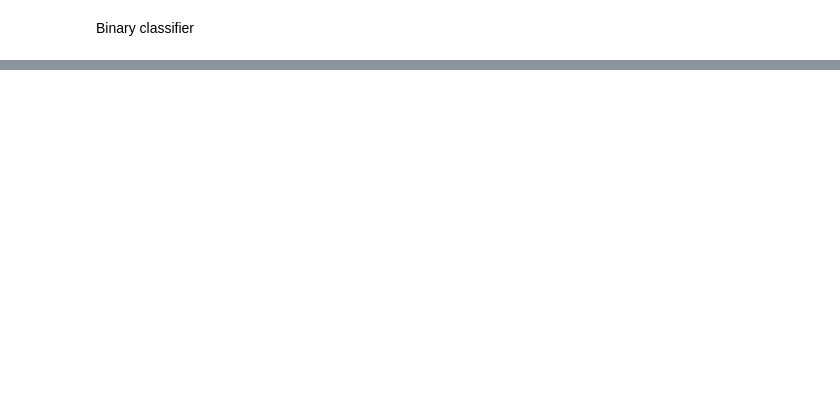
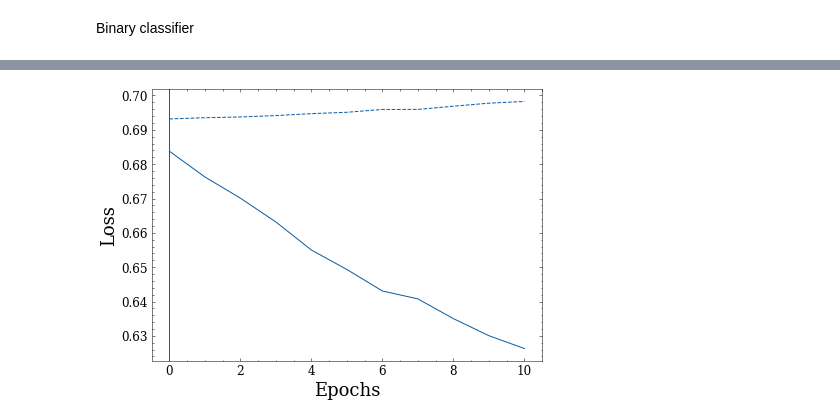
Before and after one commit to hep-lbdl/dimuonAD, a Jupyter notebook: 06_eval_CATHODE.ipynb, the cells around one changed output, grey strips where cells are left out. Drawn from its saved outputs; the diff is of its cells as text; code cells hidden in the pictures; blank space fills up the shorter version.

```diff
--- a/06_eval_CATHODE.ipynb
+++ b/06_eval_CATHODE.ipynb
@@ -92,7 +127,6 @@ hist_all_features([data_dict["IBH"], data_dict["IBH_samples"]], ["IBH", "samples
 # %% [markdown]
 Wasserstein distance
 # %%
-
 
 wds = get_1d_wasserstein_distances(data_dict["SB"], data_dict["SB_samples"])
 
@@ -102,7 +136,10 @@ for i, wd in enumerate(wds):
 print(f"Total distance: {np.mean(wds)}")
 
 
-wds = get_1d_wasserstein_distances(data_dict["IB"], data_dict["IB_samples"])
+
+
+wds = get_1d_wasserstein_distances(np.random.normal(size = data_dict["SB"].shape), np.random.normal(size = data_dict["SB"].shape))
+
 
 for i, wd in enumerate(wds):
     print(f"Feature {i} distance: {wd}")
@@ -123,3 +156,14 @@ Total distance: 0.030285898485915397
 # %% [markdown]
 Binary classifier
+# %%
+n_estimators = 100 # number of boosting stages
+max_depth = 20 # max depth of individual regression estimators; related to complexity
+learning_rate = 0.1
+subsample = 0.5 # fraction of samples to be used for fitting the individual base learners
+early_stopping_rounds = 10 # stop training BDT is validation loss doesn't improve after this many rounds
+
+
+from sklearn.model_selection import train_test_split
+from sklearn.metrics import roc_auc_score, roc_curve, accuracy_score
+import xgboost as xgb
 # %%
@@ -203,0 +250,65 @@ print(auc_list)
+# %%
+
+
+
+
+SB_data_train, SB_data_test, SB_samples_train, SB_samples_test = train_test_split(data_dict["SBL"], data_dict["SBL_samples"],
+                                                                                  test_size=0.1, random_state=42)
+
+X_train = np.vstack([SB_data_train, SB_samples_train])
+Y_train = np.vstack([np.ones((SB_data_train.shape[0], 1)), np.zeros((SB_samples_train.shape[0], 1))])
+
+X_val = np.vstack([SB_data_test, SB_samples_test])
+Y_val = np.vstack([np.ones((SB_data_test.shape[0], 1)), np.zeros((SB_samples_test.shape[0], 1))])
+
+n_runs = 3
+auc_list = []
+
+
+for i in range(n_runs):
+
+    print(i)
+
+
+
+    eval_set = [(X_train, Y_train), (X_val, Y_val)]
+
+    bst_i = xgb.XGBClassifier(n_estimators=n_estimators, max_depth=max_depth, learning_rate=learning_rate,
+                              subsample=subsample,  early_stopping_rounds=early_stopping_rounds,
+                              objective='binary:logistic',
+                                      random_state = i, eval_metric="logloss")
+
+    bst_i.fit(X_train, Y_train,  eval_set=eval_set,   verbose=False)
+    results_f = bst_i.evals_result()
+    losses = results_f["validation_0"]["logloss"]
+    losses_val = results_f["validation_1"]["logloss"]
+    best_epoch = bst_i.best_iteration
+
+    plt.figure()
+    plt.plot(losses, color = f"C{i}")
+    plt.plot(losses_val, color = f"C{i}", linestyle = "dashed")
+    plt.xlabel("Epochs")
+    plt.ylabel("Loss")
+    plt.axvline(best_epoch, color = f"C{i}")
+    plt.show()
+
+    loc_scores =  bst_i.predict_proba(X_val, iteration_range=(0,bst_i.best_iteration))[:,1]
+
+    loc_auc = roc_auc_score(Y_val, loc_scores)
+    fpr, tpr, _ = roc_curve(Y_val, loc_scores)
+
+    fig, ax = plt.subplots(1, 1, figsize=(7, 5))
+    ax.plot(fpr, tpr)
+    ax.set_xlabel("FPR")
+    ax.set_ylabel("TPR")
+    ax.set_title("ROC: " + str(loc_auc))
+    plt.show()
+
+    auc_list.append(loc_auc)
+
+    print()
+
+print(np.mean(auc_list), np.std(auc_list))
+
+print(auc_list)
+# %% [output]
@@ -203,0 +316 @@ print(auc_list)
+[figure, added]
```
Also changed, not shown: parts of 12 cells of this notebook, 22 other files.
